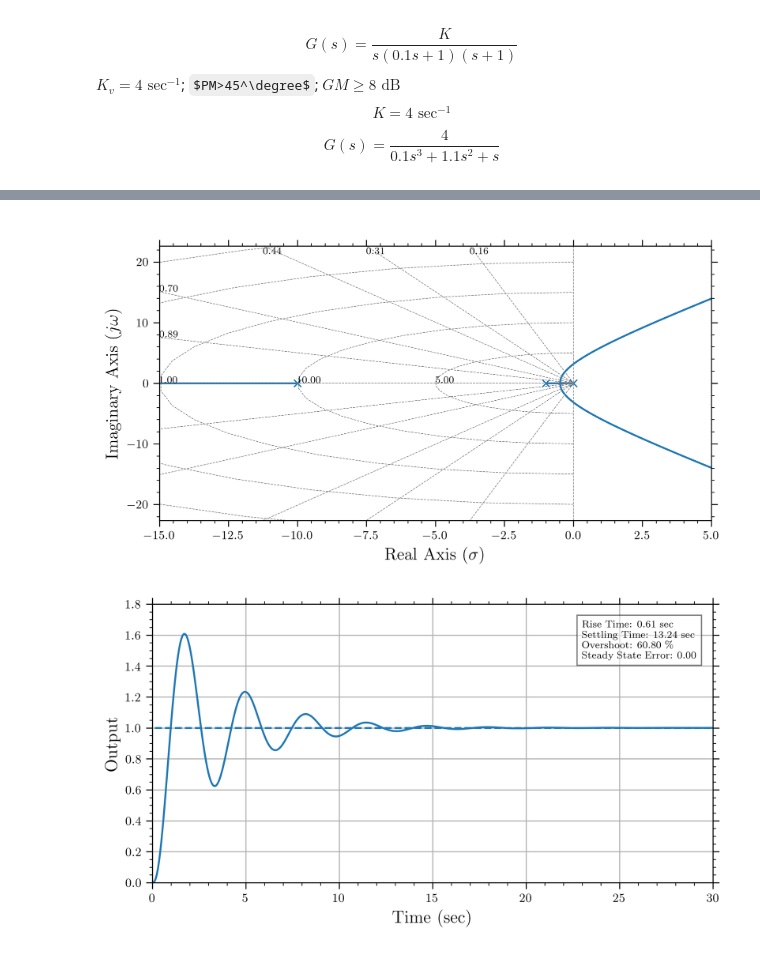
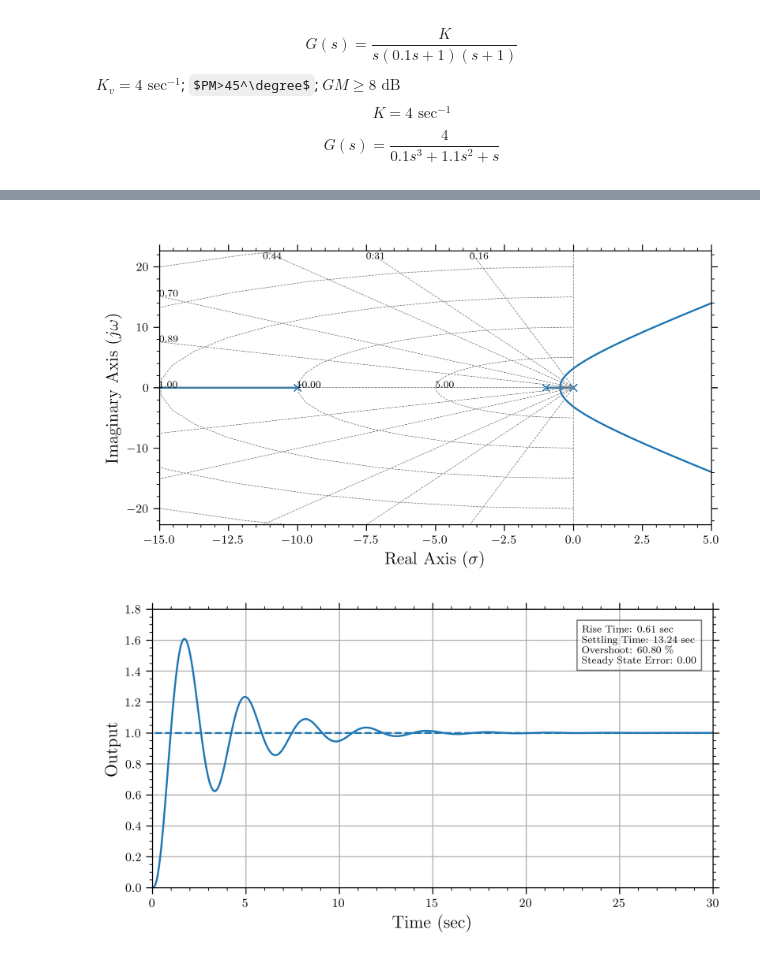
Before and after one commit to ravioli1369/AE308_project, a Jupyter notebook: control.ipynb, the cells around one changed output, grey strips where cells are left out. Cells and saved outputs as stored; diff of their text form; code cells hidden in the pictures; some formulas as TeX source.

```diff
--- a/control.ipynb
+++ b/control.ipynb
@@ -41,13 +38,13 @@ plt.show()
 # %%
 plt.figure(figsize=(8, 4), dpi=300)
 roots, gains = control.root_locus(G, xlim=(-15, 5))
-# plt.title('Root Locus of the Initial System', fontsize=16, pad=10)
-plt.title(' ', fontsize=16)
+plt.title(' ', fontsize=16, pad=10)
 plt.xlabel('Real Axis ($\sigma$)', fontsize=14)
 plt.ylabel('Imaginary Axis ($j\omega$)', fontsize=14)
-plt.savefig('rootlocus_uncompensated.png', dpi=300, bbox_inches='tight')
+plt.savefig('rootlocus_uncompensated.png', dpi=300)
+plt.show()
 # %% [output]
-[figure, old version]
+[figure, new version]
 # %%
 closed_loop_tf = control.feedback(G, 1)
 t = np.linspace(0, 60, 1000)
```
Also changed, not shown: parts of 13 cells of this notebook, 17 other files.
